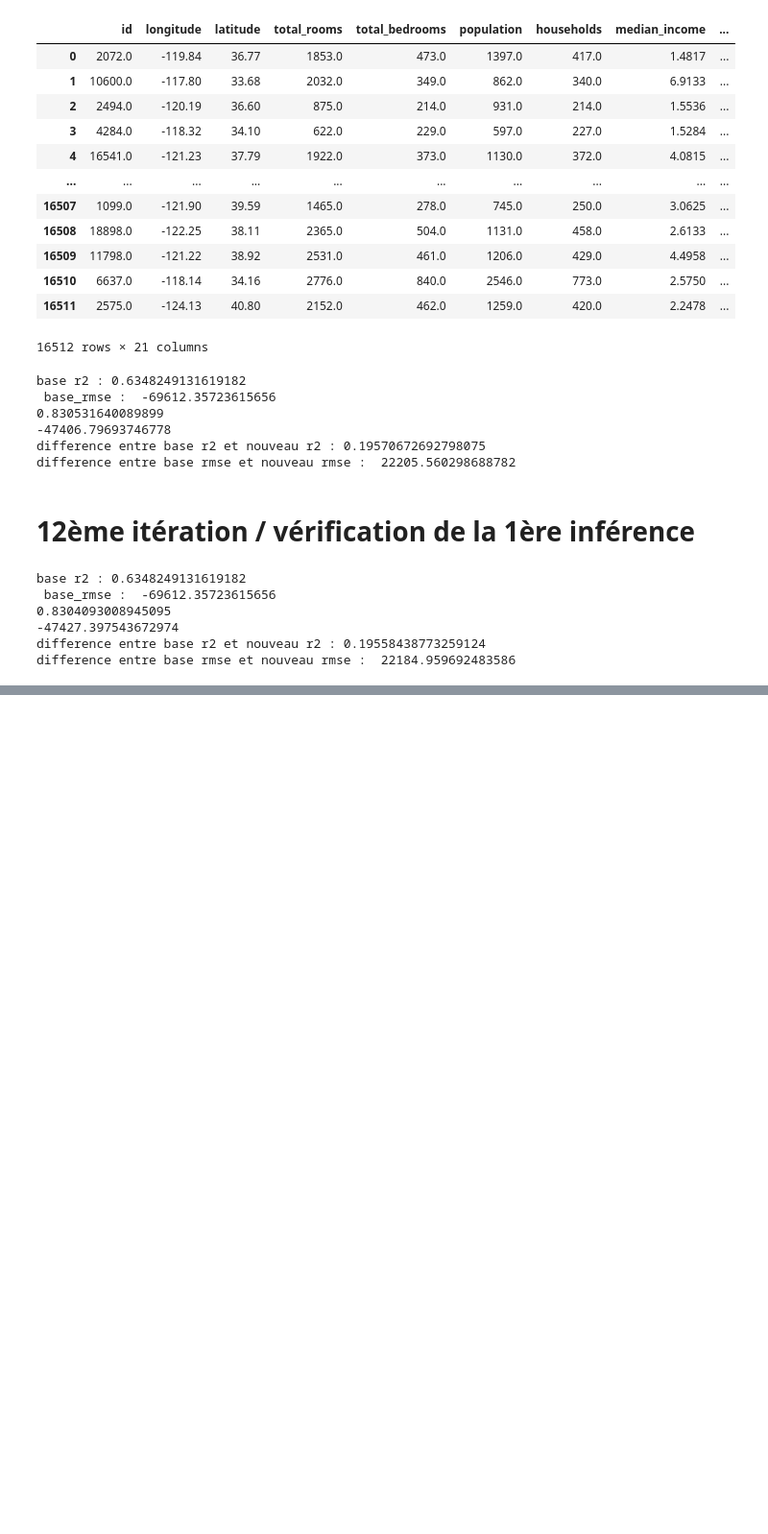
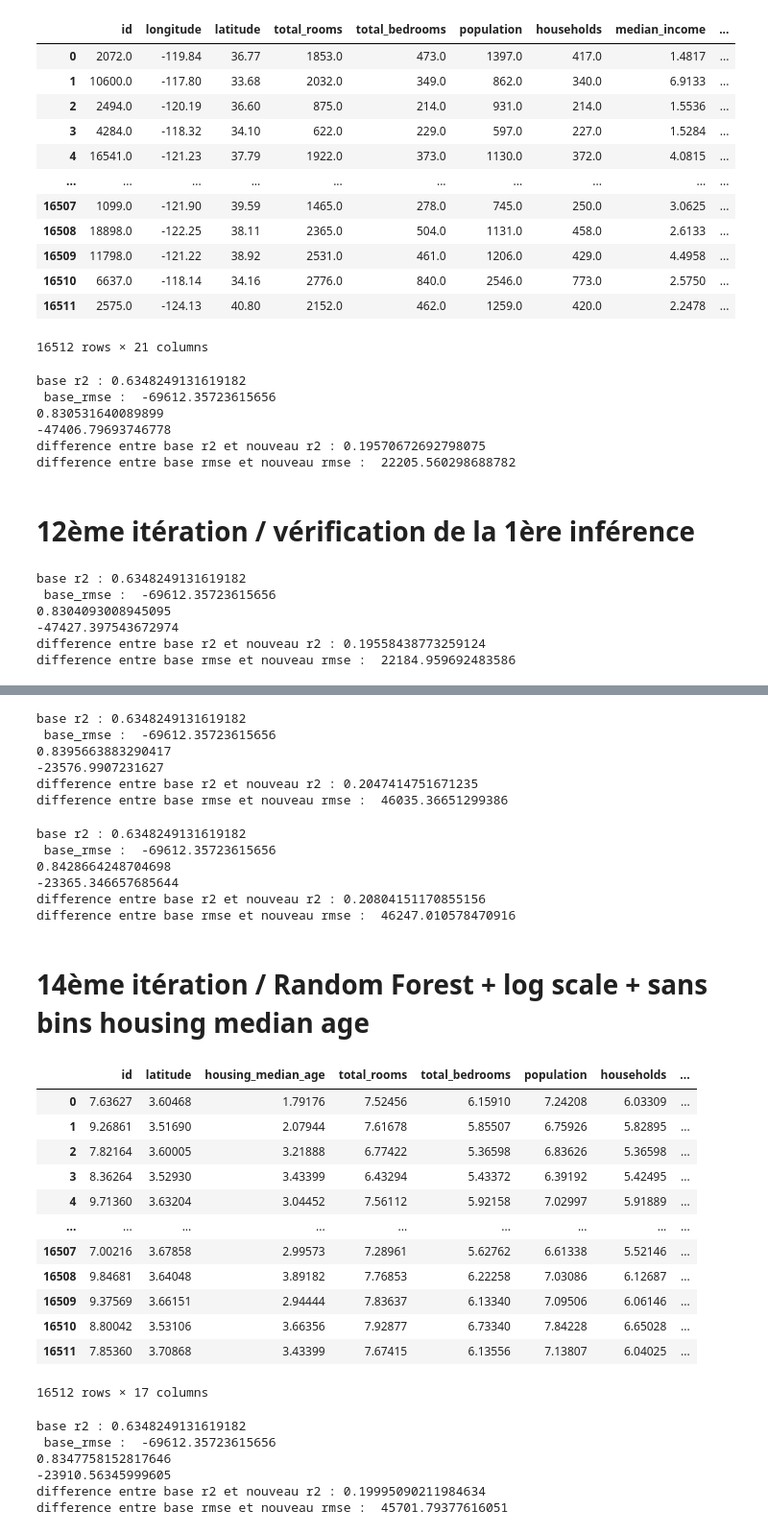
Before and after one commit to Alexisp99/Projet_immo_ia, a Jupyter notebook: Notebook_model.ipynb, the cells around one changed output, grey strips where cells are left out. Shown at 96% size. Saved outputs shown, nothing was run; the diff lists cells and outputs as text; code cells hidden in the pictures; blank space fills up the shorter version.

```diff
--- a/Notebook_model.ipynb
+++ b/Notebook_model.ipynb
@@ -488,0 +514,37 @@ difference entre base rmse et nouveau rmse :  22184.959692483586
+# %%
+X = df_log.drop(columns = 'median_house_value').replace((np.inf, -np.inf, np.nan), 0).reset_index(drop=True)
+y = df_log["median_house_value"]
+cv_results = cross_validate(RandomForestRegressor(n_estimators= 100, random_state= 0), X, y, cv=5,error_score="raise",scoring=('r2', 'neg_root_mean_squared_error','neg_mean_absolute_error'))
+
+# obtain the mean of scores
+print('base r2 :', base_r2, '\n','base_rmse : ', base_rmse)
+print(cv_results['test_r2'].mean())
+print(cv_results['test_neg_root_mean_squared_error'].mean())
+print('difference entre base r2 et nouveau r2 :', cv_results['test_r2'].mean()-base_r2)
+print('difference entre base rmse et nouveau rmse : ',cv_results['test_neg_root_mean_squared_error'].mean()-base_rmse)
+# %% [output]
+base r2 : 0.6348249131619182
+ base_rmse :  -69612.35723615656
+0.8395663883290417
+-23576.9907231627
+difference entre base r2 et nouveau r2 : 0.2047414751671235
+difference entre base rmse et nouveau rmse :  46035.36651299386
+# %%
+X = df_log.drop(columns = 'median_house_value').replace((np.inf, -np.inf, np.nan), 0).reset_index(drop=True)
+y = df_log["median_house_value"]
+
+cv_results = cross_validate(RandomForestRegressor(n_estimators= 100, random_state= 0), X, y, cv=8,error_score="raise",scoring=('r2', 'neg_root_mean_squared_error','neg_mean_absolute_error'))
+
+# obtain the mean of scores
+print('base r2 :', base_r2, '\n','base_rmse : ', base_rmse)
+print(cv_results['test_r2'].mean())
+print(cv_results['test_neg_root_mean_squared_error'].mean())
+print('difference entre base r2 et nouveau r2 :', cv_results['test_r2'].mean()-base_r2)
+print('difference entre base rmse et nouveau rmse : ',cv_results['test_neg_root_mean_squared_error'].mean()-base_rmse)
+# %% [output]
+base r2 : 0.6348249131619182
+ base_rmse :  -69612.35723615656
+0.8428664248704698
+-23365.346657685644
+difference entre base r2 et nouveau r2 : 0.20804151170855156
+difference entre base rmse et nouveau rmse :  46247.010578470916
@@ -488,0 +557,19 @@ difference entre base rmse et nouveau rmse :  22184.959692483586
+# %% [markdown]
+# 14ème itération / Random Forest + log scale + sans bins housing median age
+# %%
+df_test = pd.read_pickle("data/EDA_iter_13_scale_log_sansfe.pkl")
+df_test
+# %% [output]
+|  | id | latitude | housing_median_age | total_rooms | total_bedrooms | population | households | ... |
+| 0 | 7.63627 | 3.60468 | 1.79176 | 7.52456 | 6.15910 | 7.24208 | 6.03309 | ... |
+| 1 | 9.26861 | 3.51690 | 2.07944 | 7.61678 | 5.85507 | 6.75926 | 5.82895 | ... |
+| 2 | 7.82164 | 3.60005 | 3.21888 | 6.77422 | 5.36598 | 6.83626 | 5.36598 | ... |
+| 3 | 8.36264 | 3.52930 | 3.43399 | 6.43294 | 5.43372 | 6.39192 | 5.42495 | ... |
+| 4 | 9.71360 | 3.63204 | 3.04452 | 7.56112 | 5.92158 | 7.02997 | 5.91889 | ... |
+| ... | ... | ... | ... | ... | ... | ... | ... | ... |
+| 16507 | 7.00216 | 3.67858 | 2.99573 | 7.28961 | 5.62762 | 6.61338 | 5.52146 | ... |
+| 16508 | 9.84681 | 3.64048 | 3.89182 | 7.76853 | 6.22258 | 7.03086 | 6.12687 | ... |
+| 16509 | 9.37569 | 3.66151 | 2.94444 | 7.83637 | 6.13340 | 7.09506 | 6.06146 | ... |
+| 16510 | 8.80042 | 3.53106 | 3.66356 | 7.92877 | 6.73340 | 7.84228 | 6.65028 | ... |
+| 16511 | 7.85360 | 3.70868 | 3.43399 | 7.67415 | 6.13556 | 7.13807 | 6.04025 | ... |
+16512 rows × 17 columns
@@ -488,0 +578,18 @@ difference entre base rmse et nouveau rmse :  22184.959692483586
+# %%
+X = df_test.drop(columns = 'median_house_value').replace((np.inf, -np.inf, np.nan), 0).reset_index(drop=True)
+y = df_test["median_house_value"]
+cv_results = cross_validate(RandomForestRegressor(n_estimators=100, random_state= 0), X, y, cv=5,error_score="raise",scoring=('r2', 'neg_root_mean_squared_error','neg_mean_absolute_error'))
+
+# obtain the mean of scores
+print('base r2 :', base_r2, '\n','base_rmse : ', base_rmse)
+print(cv_results['test_r2'].mean())
+print(cv_results['test_neg_root_mean_squared_error'].mean())
+print('difference entre base r2 et nouveau r2 :', cv_results['test_r2'].mean()-base_r2)
+print('difference entre base rmse et nouveau rmse : ',cv_results['test_neg_root_mean_squared_error'].mean()-base_rmse)
+# %% [output]
+base r2 : 0.6348249131619182
+ base_rmse :  -69612.35723615656
+0.8347758152817646
+-23910.56345999605
+difference entre base r2 et nouveau r2 : 0.19995090211984634
+difference entre base rmse et nouveau rmse :  45701.79377616051
```
Also changed, not shown: parts of 18 cells of this notebook.
